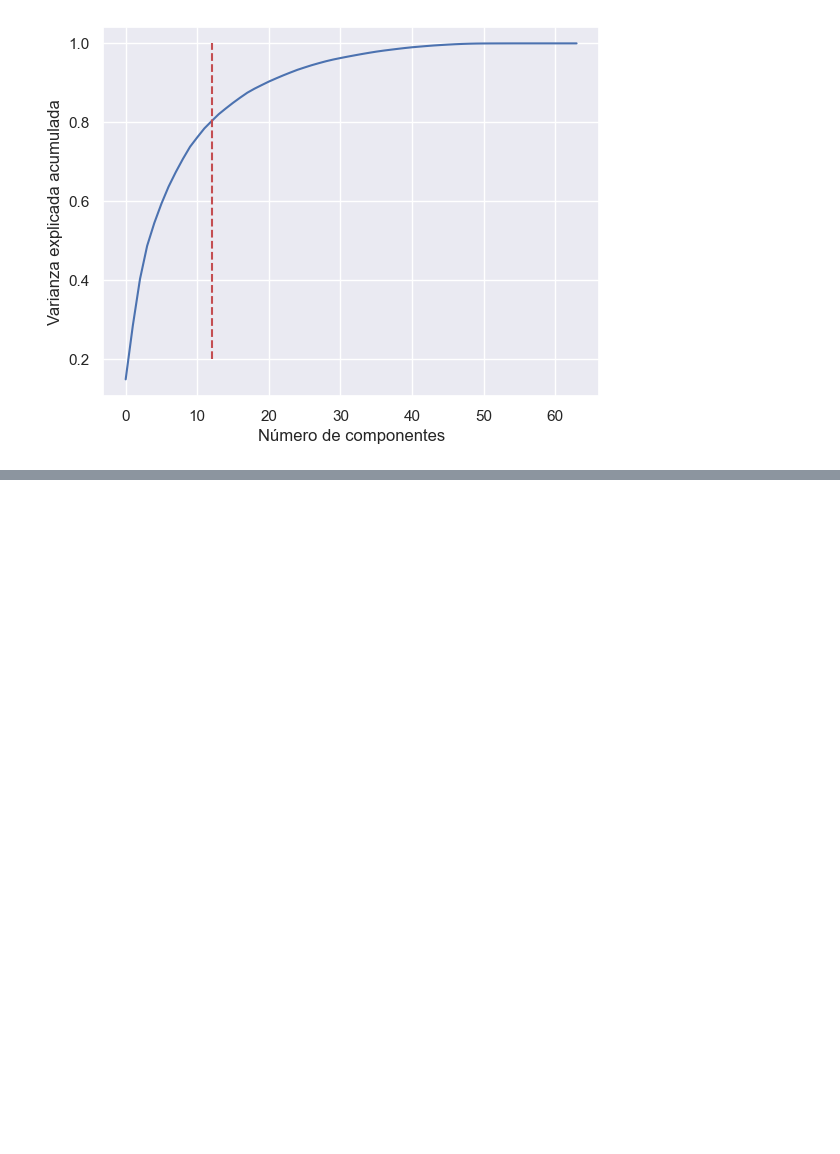
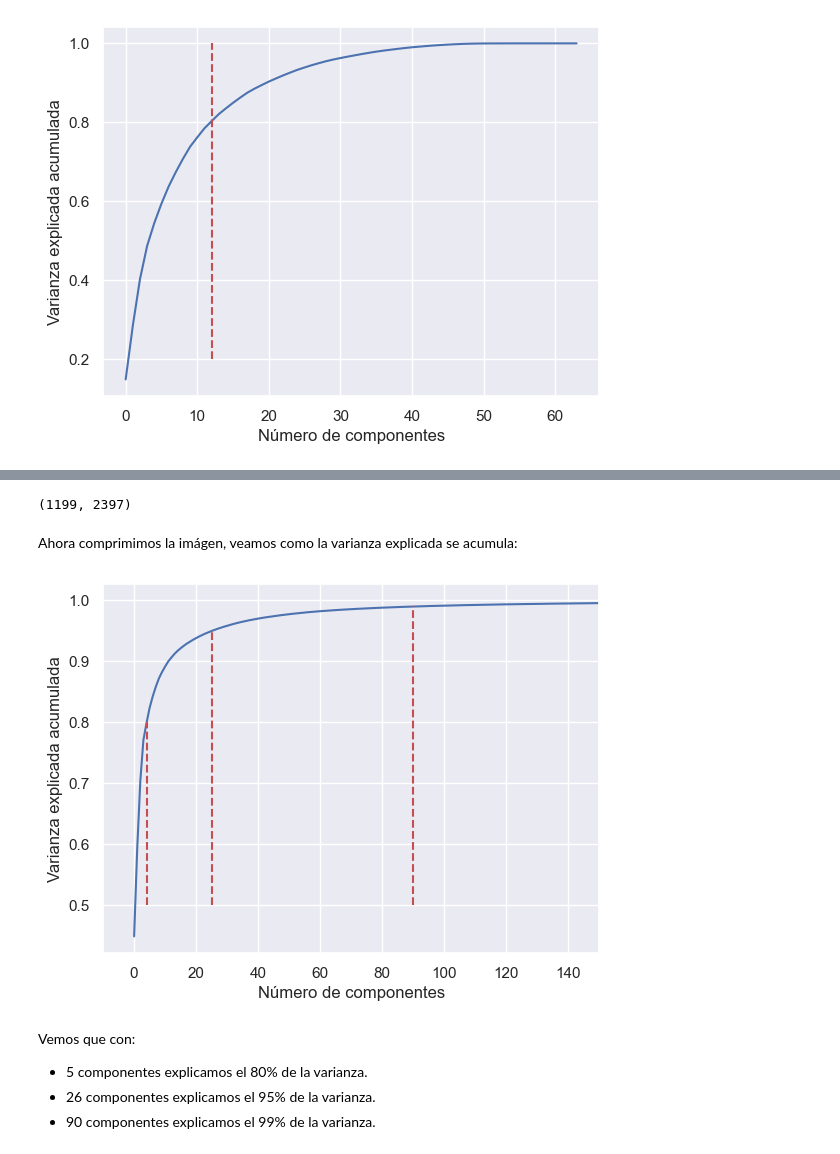
Before and after one commit to jcruz-ferreyra/aprMaqI_CEIA, a Jupyter notebook: clase6/jupyter_notebooks/pca.ipynb, the cells around one changed output, grey strips where cells are left out. Drawn from its saved outputs; the diff is of its cells as text; code cells hidden in the pictures; blank space fills up the shorter version.

```diff
--- a/clase6/jupyter_notebooks/pca.ipynb
+++ b/clase6/jupyter_notebooks/pca.ipynb
@@ -233,0 +266,32 @@ Un ejemplo muy visual
+# %%
+width = image_orig.shape[0]
+height = image_orig.shape[1]
+channels = image_orig.shape[2]
+
+image = image_orig.reshape(width, height*channels)
+# %%
+image.shape
+# %% [output]
+(1199, 2397)
+# %% [markdown]
+Ahora comprimimos la imágen, veamos como la varianza explicada se acumula:
+# %%
+sns.set()
+pca = PCA().fit(image.astype("float"))
+
+plt.plot(np.cumsum(pca.explained_variance_ratio_))
+plt.plot([4, 4], [0.5, 0.8], color="r", linestyle="--")
+plt.plot([25, 25], [0.5, 0.95], color="r", linestyle="--")
+plt.plot([90, 90], [0.5, 0.99], color="r", linestyle="--")
+
+plt.xlim([-10, 150])
+plt.xlabel('Número de componentes')
+plt.ylabel('Varianza explicada acumulada');
+# %% [output]
+[figure, added]
+# %% [markdown]
+Vemos que con:
+
+- 5 componentes explicamos el 80% de la varianza.
+- 26 componentes explicamos el 95% de la varianza.
+- 90 componentes explicamos el 99% de la varianza.
```
Also changed, not shown: parts of 14 cells of this notebook, 1 other file.
